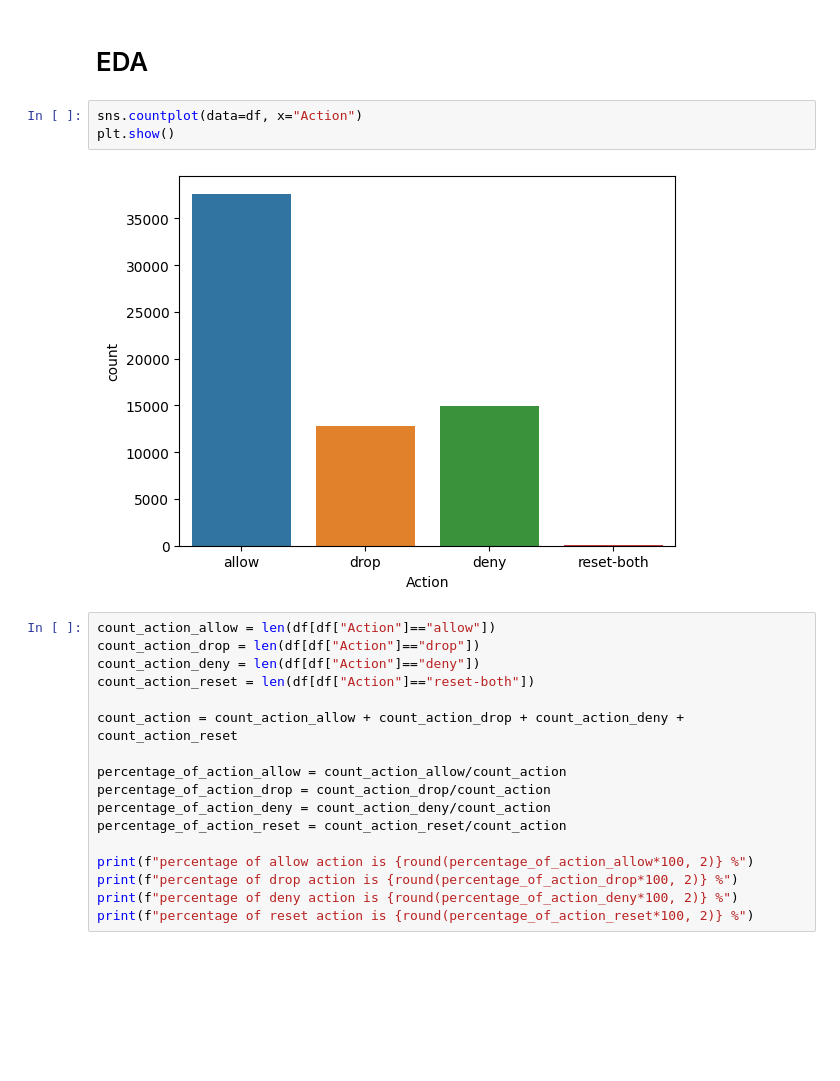
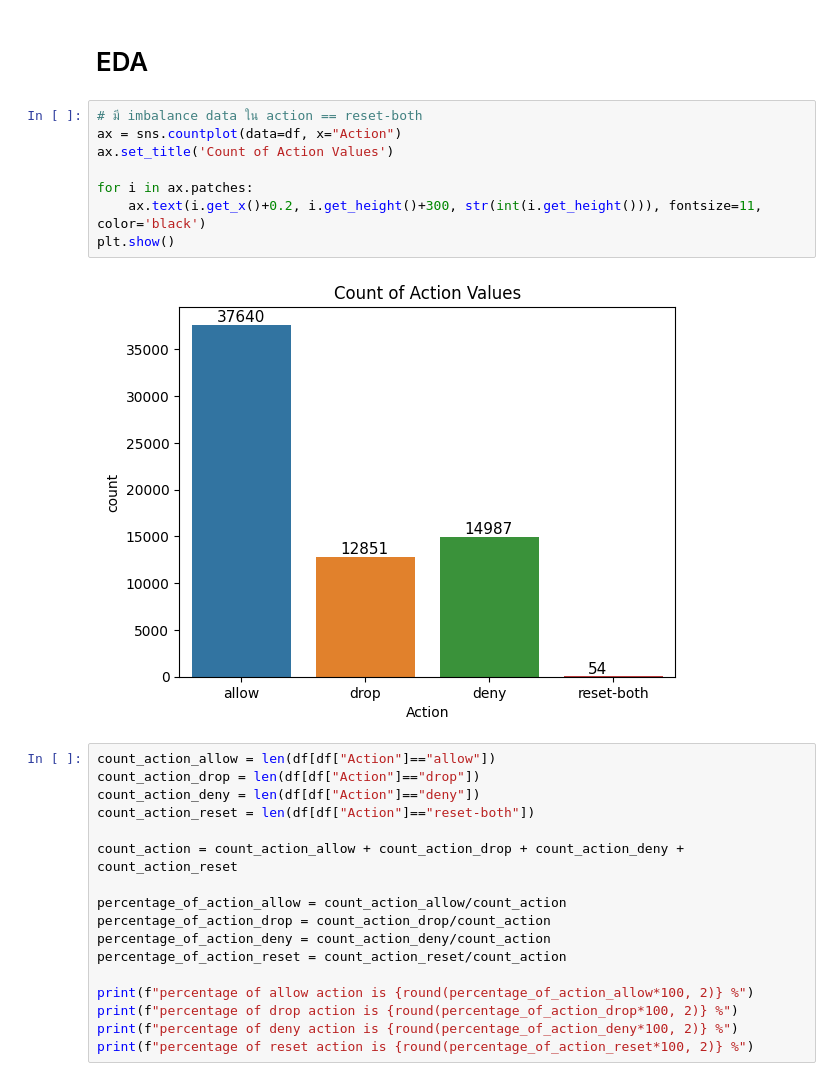
Before and after one commit to terjirapat/ML_ClassificationOfFirewall, a Jupyter notebook: main.ipynb, the cells around one changed output. Cells and saved outputs as stored; diff of their text form; blank space fills up the shorter version.

```diff
--- a/main.ipynb
+++ b/main.ipynb
@@ -113,11 +115,16 @@ df.describe()
 | max | 65534.000000 | 65535.000000 | 65535.000000 | 65535.000000 | 1.269359e+09 | 9.484772e+08 | ... |
 # %% [markdown]
 # EDA
-# %%
-sns.countplot(data=df, x="Action")
-plt.show()
-# %% [output]
-[figure, removed]
+# %%
+# มี imbalance data ใน action == reset-both
+ax = sns.countplot(data=df, x="Action")
+ax.set_title('Count of Action Values')
+
+for i in ax.patches:
+    ax.text(i.get_x()+0.2, i.get_height()+300, str(int(i.get_height())), fontsize=11, color='black')
+plt.show()
+# %% [output]
+[figure, added]
 # %%
 count_action_allow = len(df[df["Action"]=="allow"])
 count_action_drop = len(df[df["Action"]=="drop"])
```
Also changed, not shown: parts of 29 cells of this notebook.
